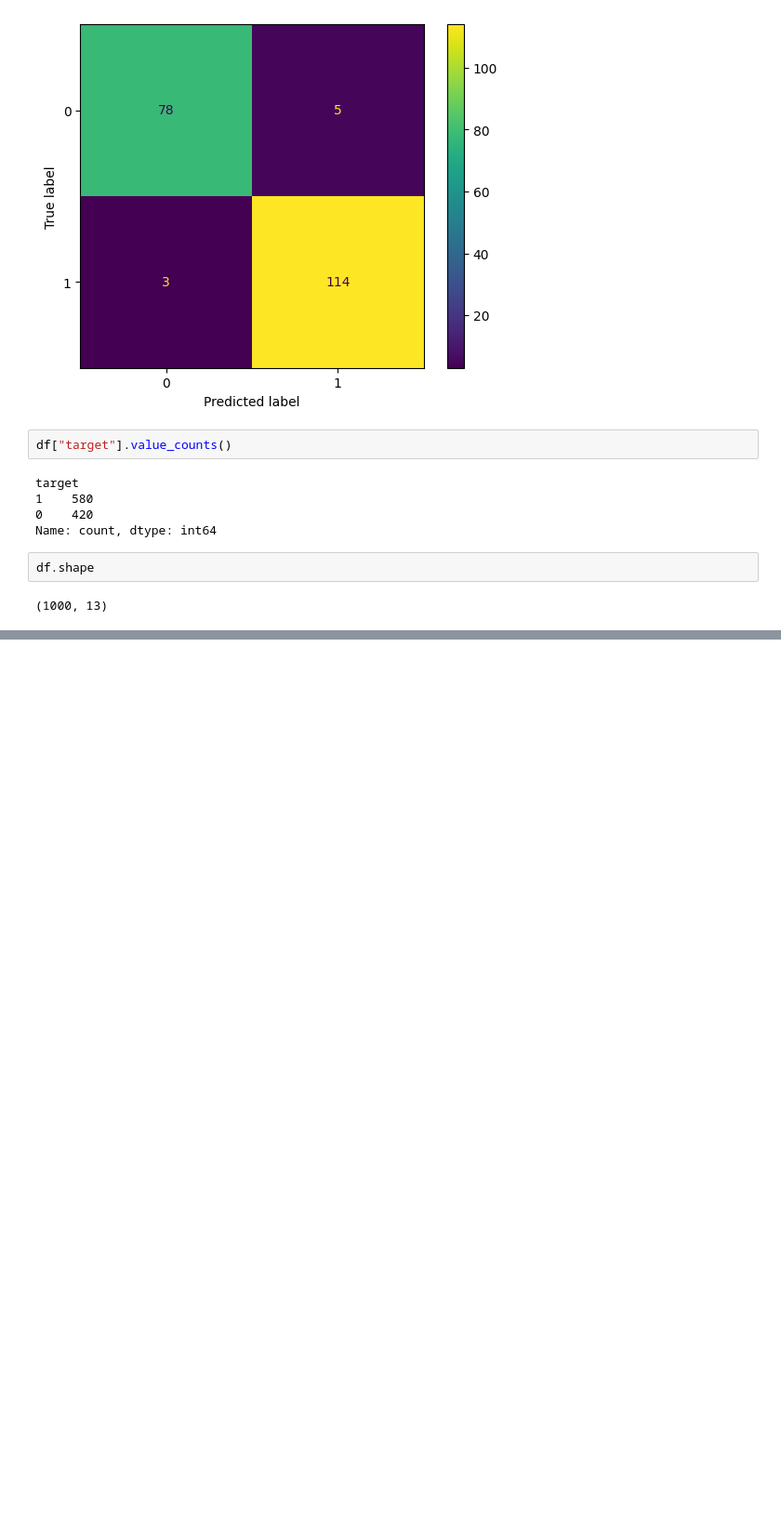
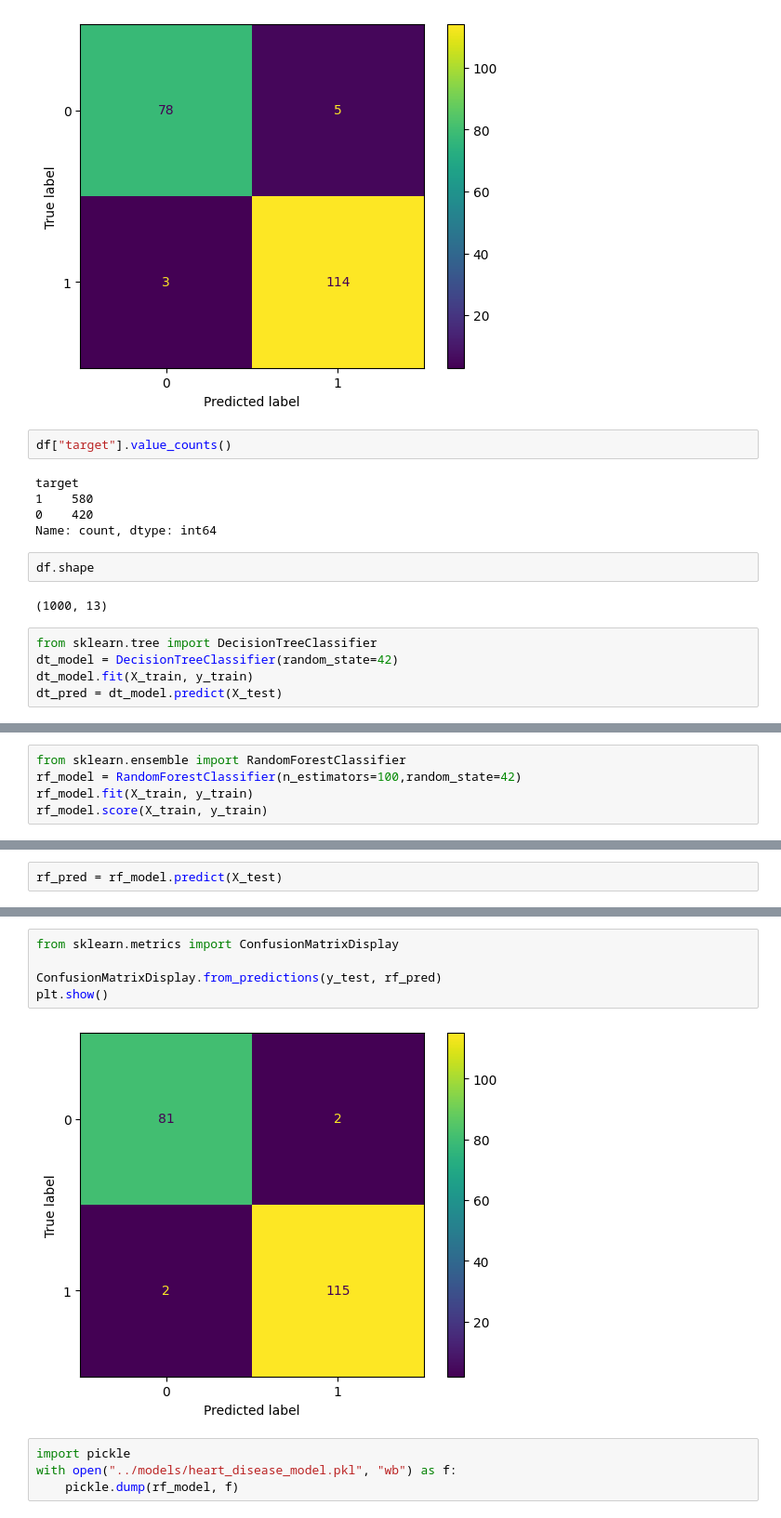
Before and after one commit to sujan1001/Heart-Disease-Prediction, a Jupyter notebook: notebooks/Heart_Disease_Analysis.ipynb, the cells around one changed output, grey strips where cells are left out. Shown at 93% size. Drawn from its saved outputs; the diff is of its cells as text; blank space fills up the shorter version.

```diff
--- a/notebooks/Heart_Disease_Analysis.ipynb
+++ b/notebooks/Heart_Disease_Analysis.ipynb
@@ -269,3 +269,8 @@ Name: count, dtype: int64
 df.shape
 # %% [output]
 (1000, 13)
+# %%
+from sklearn.tree import DecisionTreeClassifier
+dt_model = DecisionTreeClassifier(random_state=42)
+dt_model.fit(X_train, y_train)
+dt_pred = dt_model.predict(X_test)
@@ -271,0 +297,5 @@ df.shape
+# %%
+from sklearn.ensemble import RandomForestClassifier
+rf_model = RandomForestClassifier(n_estimators=100,random_state=42)
+rf_model.fit(X_train, y_train)
+rf_model.score(X_train, y_train)
@@ -271,0 +304,2 @@ df.shape
+# %%
+rf_pred = rf_model.predict(X_test)
@@ -271,0 +325,11 @@ df.shape
+# %%
+from sklearn.metrics import ConfusionMatrixDisplay
+
+ConfusionMatrixDisplay.from_predictions(y_test, rf_pred)
+plt.show()
+# %% [output]
+[figure, added]
+# %%
+import pickle
+with open("../models/heart_disease_model.pkl", "wb") as f:
+    pickle.dump(rf_model, f)
```
Also changed, not shown: parts of 6 cells of this notebook, 3 other files.
